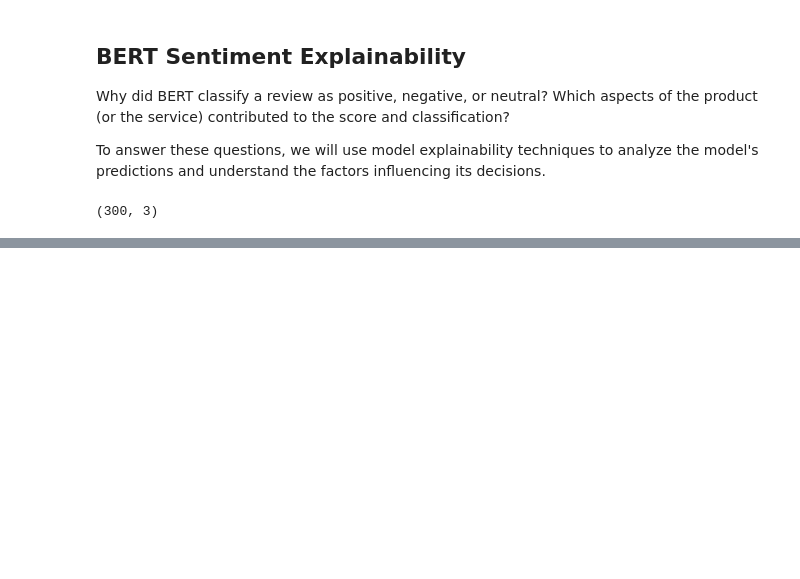
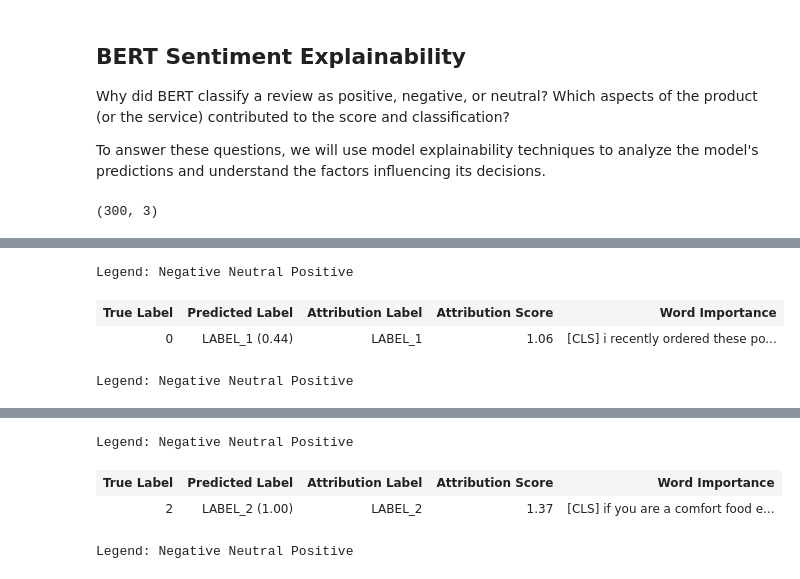
Before and after one commit to elena563/food-reviews-analysis, a Jupyter notebook: notebooks/3_explainability.ipynb, the cells around one changed output, grey strips where cells are left out. Saved outputs shown, nothing was run; the diff lists cells and outputs as text; code cells hidden in the pictures; blank space fills up the shorter version.

```diff
--- a/notebooks/3_explainability.ipynb
+++ b/notebooks/3_explainability.ipynb
@@ -33,7 +28,6 @@ def truncate_to_max_tokens(text, max_tokens=512):
     return tokenizer.decode(token_ids, skip_special_tokens=True)
 # %%
 df_test = pd.read_csv(DATA_DIR / 'test_results.csv')
-df_test["text"] = df_test["text"].apply(truncate_to_max_tokens)
 
 print(df_test.shape)
 # %% [output]
@@ -120,35 +35,12 @@ print(f"Tempo totale: {(time.time() - start) / 60:.1f} min")
-# %%
-from transformers import AutoModelForSequenceClassification, AutoTokenizer
-
-model = AutoModelForSequenceClassification.from_pretrained('../src/models/bert-reviews-tuned', num_labels=3)
-tokenizer = AutoTokenizer.from_pretrained('../src/models/bert-reviews-tuned')
-
-from transformers_interpret import SequenceClassificationExplainer
-
-cls_explainer = SequenceClassificationExplainer(
-    model,
-    tokenizer,
-)
-word_attributions = cls_explainer("This stuff is awful, cheap leaves and just not good. I've made better tea drying blackberry leaves! Stick to Liptons or Red Rose!!")
-print(f'Predicted label {cls_explainer.predicted_class_index} aka {cls_explainer.predicted_class_name} label')
-_ = cls_explainer.visualize()
-# %%
-import shap
-import transformers
-
-# Carica il modello e il tokenizer
-model = transformers.AutoModelForSequenceClassification.from_pretrained("../src/models/bert-reviews-tuned", num_labels=3)
-tokenizer = transformers.AutoTokenizer.from_pretrained("../src/models/bert-reviews-tuned")
-
-# Crea una pipeline di Hugging Face
-pred_pipeline = transformers.pipeline("sentiment-analysis", model=model, tokenizer=tokenizer, return_all_scores=True)
-
-# Crea l'explainer di SHAP
-explainer = shap.Explainer(pred_pipeline)
-
-# Esegui l'analisi su un esempio
-text = ["This stuff is awful, cheap leaves and just not good. I've made better tea drying blackberry leaves! Stick to Liptons or Red Rose!!"]
-shap_values = explainer(text)
-
-# Visualizza
-shap.plots.text(shap_values[0])
+# %%
+selected = [4, 272, 268, 269]
+
+for i in selected:
+    text = truncate_to_max_tokens(df_test.loc[i, "text"])
+    cls_explainer(text)
+    cls_explainer.visualize(true_class=df_test.loc[i, "label"])
+# %% [output]
+Legend: Negative Neutral Positive
+| True Label | Predicted Label | Attribution Label | Attribution Score | Word Importance |
+| 0 | LABEL_1 (0.44) | LABEL_1 | 1.06 | [CLS] i recently ordered these po... |
+Legend: Negative Neutral Positive
@@ -154,0 +49,4 @@ shap.plots.text(shap_values[0])
+Legend: Negative Neutral Positive
+| True Label | Predicted Label | Attribution Label | Attribution Score | Word Importance |
+| 2 | LABEL_2 (1.00) | LABEL_2 | 1.37 | [CLS] if you are a comfort food e... |
+Legend: Negative Neutral Positive
```
Also changed, not shown: parts of 5 cells of this notebook, 1 other file.
